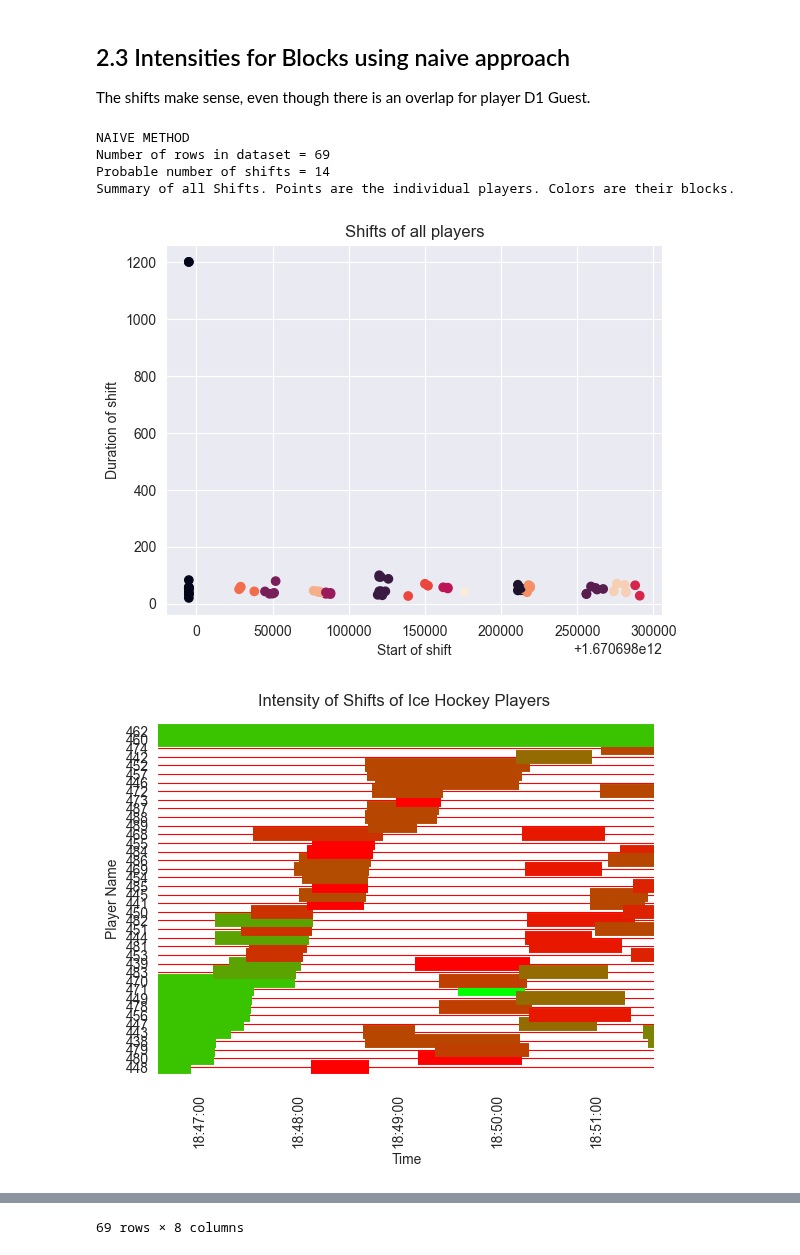
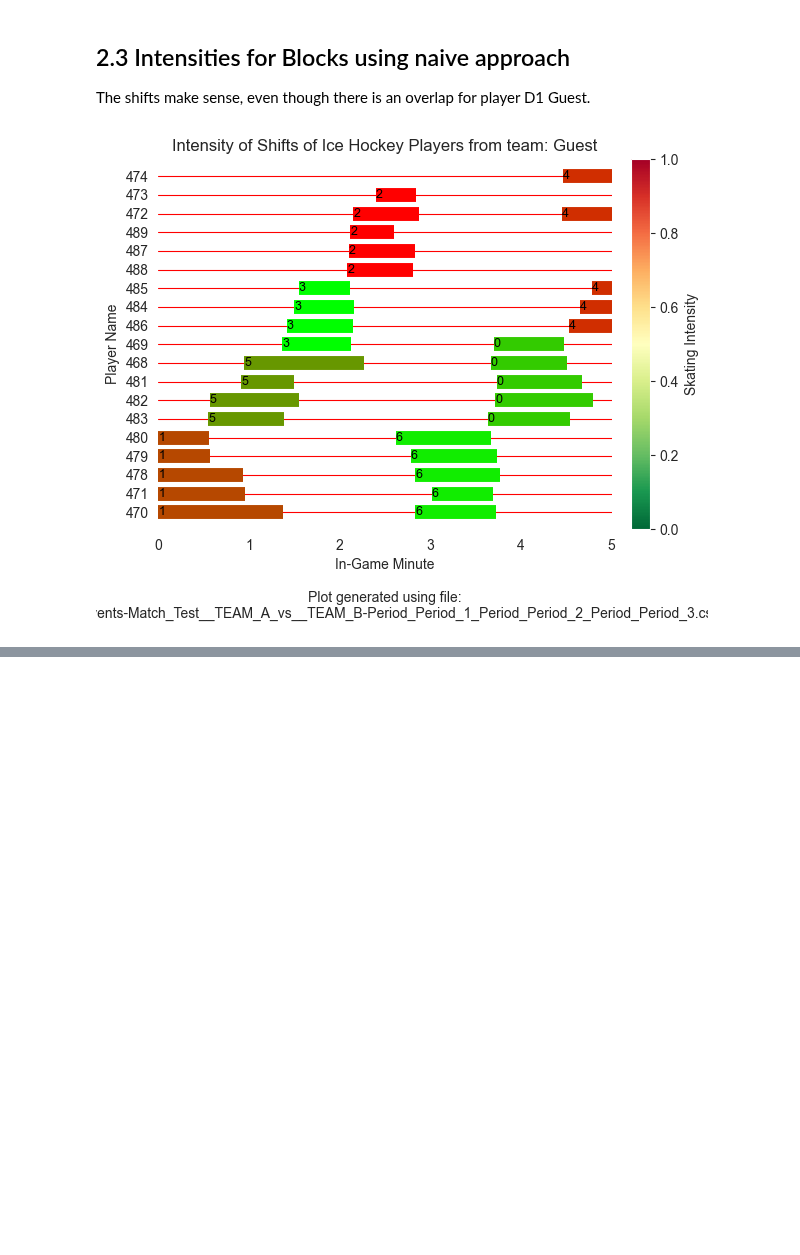
Before and after one commit to arnoldram/dataunionsihf, a Jupyter notebook: playground_joel.ipynb, the cells around one changed output, grey strips where cells are left out. Saved outputs shown, nothing was run; the diff lists cells and outputs as text; code cells hidden in the pictures; blank space fills up the shorter version.

```diff
--- a/playground_joel.ipynb
+++ b/playground_joel.ipynb
@@ -27,7 +24,7 @@ Data loaded from API is slightly different from the data from CSV, so it needs t
 # %%
 
 # basic configurations
-READ_FROM_API = True
+READ_FROM_API = False
 
 # load data
 if READ_FROM_API:
@@ -161,16 +128,12 @@ Summary of all Shifts. Points are the individual players. Colors are their block
 
 The shifts make sense, even though there is an overlap for player D1 Guest.
 # %%
-block_config = {
-    "naive_number_of_shifts" : True,
-    "verbose": True
-}
+block_config = utils.generate_block_config(naive = True,
+                                           verbose = False,
+                                           team_name = "Guest",
+                                           file_name_raw_data = "data/Events-Match_Test__TEAM_A_vs__TEAM_B-Period_Period_1_Period_Period_2_Period_Period_3.csv",
+                                           file_name_save_plot="testi_plot.png")
 
-utils.plot_shifts_with_intensity(df_no_keepers, block_config=block_config)
+_ = utils.plot_shifts_with_intensity(df_no_keepers,time_window_start=0, time_window_duration=5, block_config=block_config)
 # %% [output]
-NAIVE METHOD
-Number of rows in dataset = 69
-Probable number of shifts = 14
-Summary of all Shifts. Points are the individual players. Colors are their blocks.
-[figure, old version]
+[figure, new version]
-[figure, removed]
@@ -189 +139,0 @@ Summary of all Shifts. Points are the individual players. Colors are their block
-69 rows × 8 columns
```
Also changed, not shown: parts of 6 cells of this notebook, 3 other files.
